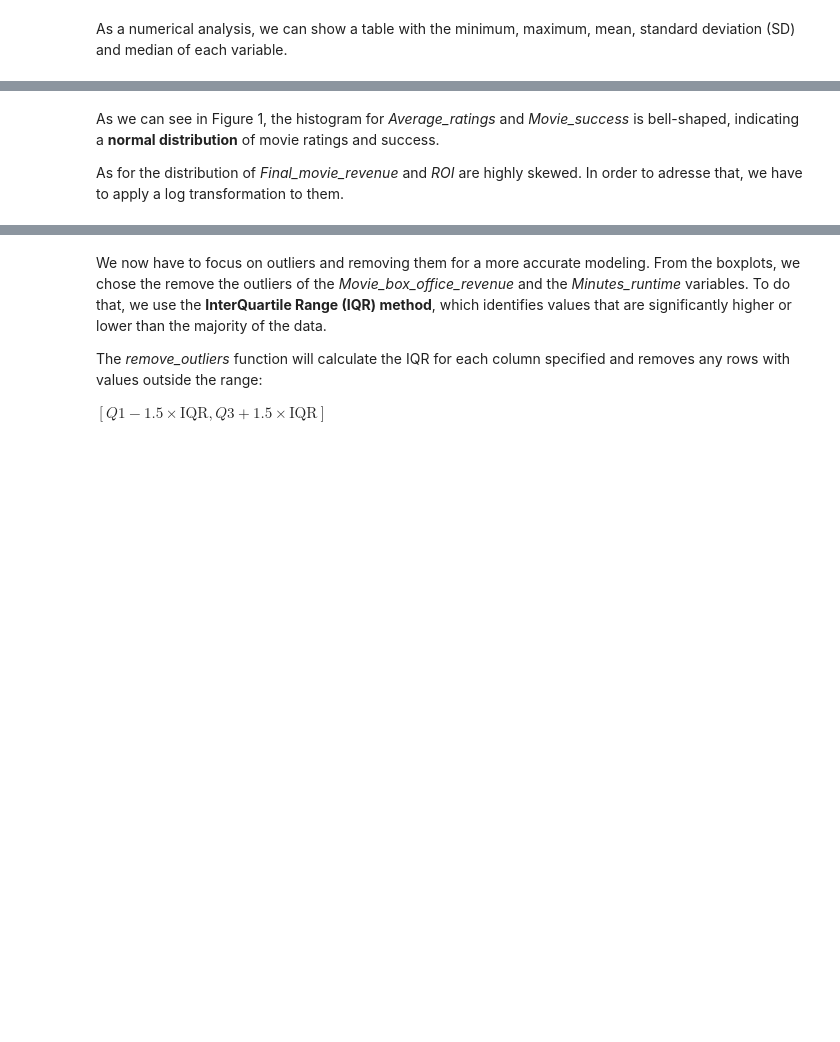
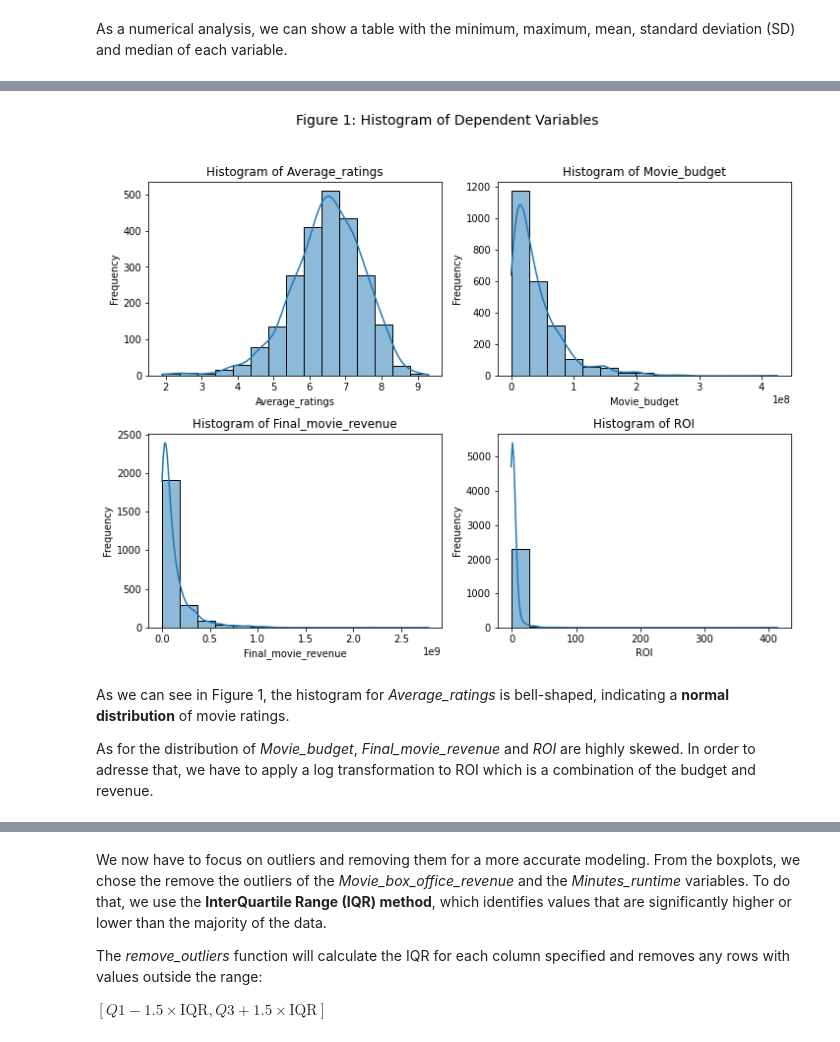
Before and after one commit to epfl-ada/ada-2024-project-kungfupandas24, a Jupyter notebook: results.ipynb, the cells around one changed output, grey strips where cells are left out. Drawn from its saved outputs; the diff is of its cells as text; code cells hidden in the pictures; blank space fills up the shorter version.

```diff
--- a/results.ipynb
+++ b/results.ipynb
@@ -253,0 +341,10 @@ movie_df.drop(columns="Wikipedia_movie_ID", inplace=True)
+# %%
+# Get the index of the max Num_votes for duplicated rows
+idx = movie_df.groupby(['Primary_title', 'Original_title', 'Movie_release_date'])['Num_votes'].idxmax()
+
+movie_df = movie_df.loc[idx]
+
+movie_df.reset_index(drop=True, inplace=True)
+
+# Check again if duplicated rows are still here
+movie_df.duplicated(subset=['Primary_title', 'Original_title', 'Movie_release_date']).sum()
@@ -316,18 +437,24 @@ Two merging strategies are employed here to maximize the potential for matching
 Original Title Merge: Merging based on the Original_title from movie_df to the original_title from df_filtered to catch the most direct title matches.
 
 Primary Title Merge: Using Primary_title as an alternative matching criterion, knowing that some movies might be listed under alternate titles.
+# %%
+# Convert the 'Release_Date' column to datetime
+df_filtered['release_date'] = pd.to_datetime(df_filtered['release_date'])
+
+# Extract the year from the datetime
+df_filtered['release_date'] = df_filtered['release_date'].dt.year
 # %%
 # Normalize the title columns for case-insensitive matching
 movie_df["Original_title"] = movie_df["Original_title"].str.strip().str.lower()
 movie_df["Primary_title"] = movie_df["Primary_title"].str.strip().str.lower()
 
 # Merging on the original title.
-merge1 = pd.merge(movie_df, df_filtered, how="left", left_on="Original_title", right_on="original_title")
+merge1 = pd.merge(movie_df, df_filtered, how="inner", left_on=["Original_title", "Movie_release_date"], right_on=["original_title", "release_date"])
 # Merging on the secondary title.
-merge2 = pd.merge(movie_df, df_filtered, how="left", left_on="Primary_title", right_on="original_title")
+merge2 = pd.merge(movie_df, df_filtered, how="inner", left_on=["Primary_title", "Movie_release_date"], right_on=["original_title", "release_date"])
 
 # Concatenating and dropping duplicates that appear from movies with the same Original_title and Primary_title.
-final_df = pd.concat([merge1, merge2]).drop_duplicates().reset_index(drop=True)
+final_df = pd.concat([merge1, merge2]).drop_duplicates(subset=["tconst"]).reset_index(drop=True)
 
 # Filter out movies where revenue data is missing or zero and prioritize initial revenue
 final_df["final_movie_revenue"] = np.where(
@@ -336,13 +463,12 @@ final_df["final_movie_revenue"] = np.where(
     final_df["movie_revenue"]
 )
 
-final_df.drop(columns=["Movie_box_office_revenue", "movie_revenue", "original_title", "genres", "id", "release_date"], inplace=True, errors="ignore")
+final_df.drop(columns=["Movie_box_office_revenue", "domestic_gross", "movie_revenue", "original_title", "genres", "id", "release_date"], inplace=True, errors="ignore")
 
 # Renaming the columns to follow the convention
 rename_columns = {"popularity":"Popularity",
                   "production_companies":"Production_companies",
                   "prodcution_countries":"Production_countries",
-                  "domestic_gross":"Domestic_gross",
                   "movie_budget":"Movie_budget",
                   "final_movie_revenue":"Final_movie_revenue",
                   "Movie_genres_y":"Movie_genres"}
@@ -378,6 +515,6 @@ final_df = evaluation_utils.scale_features(final_df)
 To evaluate overall movie success, we calculate a weighted sum of normalized ratings and ROI, assigning double the weight to ROI given its financial significance in assessing success.
 # %%
 # Calculate movie success which is a weighted sum choosing that the ROI feature will have double the importance of ratings
-final_df = evaluation_utils.calculate_weighted_success(final_df, 0.67)
+# final_df = evaluation_utils.calculate_weighted_success(final_df, 0.67)
 
 final_df.head()
@@ -429,11 +585,13 @@ summary_table
 # %%
-eda.plot_histograms_combined(
-    variables=["Average_ratings", "Final_movie_revenue", "ROI", "Movie_success"],
+eda.plot_histograms(
+    variables=["Average_ratings", "Movie_budget", "Final_movie_revenue", "ROI"],
     title="Figure 1: Histogram of Dependent Variables",
     bins=15,
     layout=(2, 2)
 )
+# %% [output]
+[figure, added]
 # %% [markdown]
-As we can see in Figure 1, the histogram for *Average_ratings* and *Movie_success* is bell-shaped, indicating a **normal distribution** of movie ratings and success.
+As we can see in Figure 1, the histogram for *Average_ratings* is bell-shaped, indicating a **normal distribution** of movie ratings.
 
-As for the distribution of *Final_movie_revenue* and *ROI* are highly skewed. In order to adresse that, we have to apply a log transformation to them.
+As for the distribution of *Movie_budget*, *Final_movie_revenue* and *ROI* are highly skewed. In order to adresse that, we have to apply a log transformation to ROI which is a combination of the budget and revenue.
```
Also changed, not shown: parts of 65 cells of this notebook, 3 other files.
